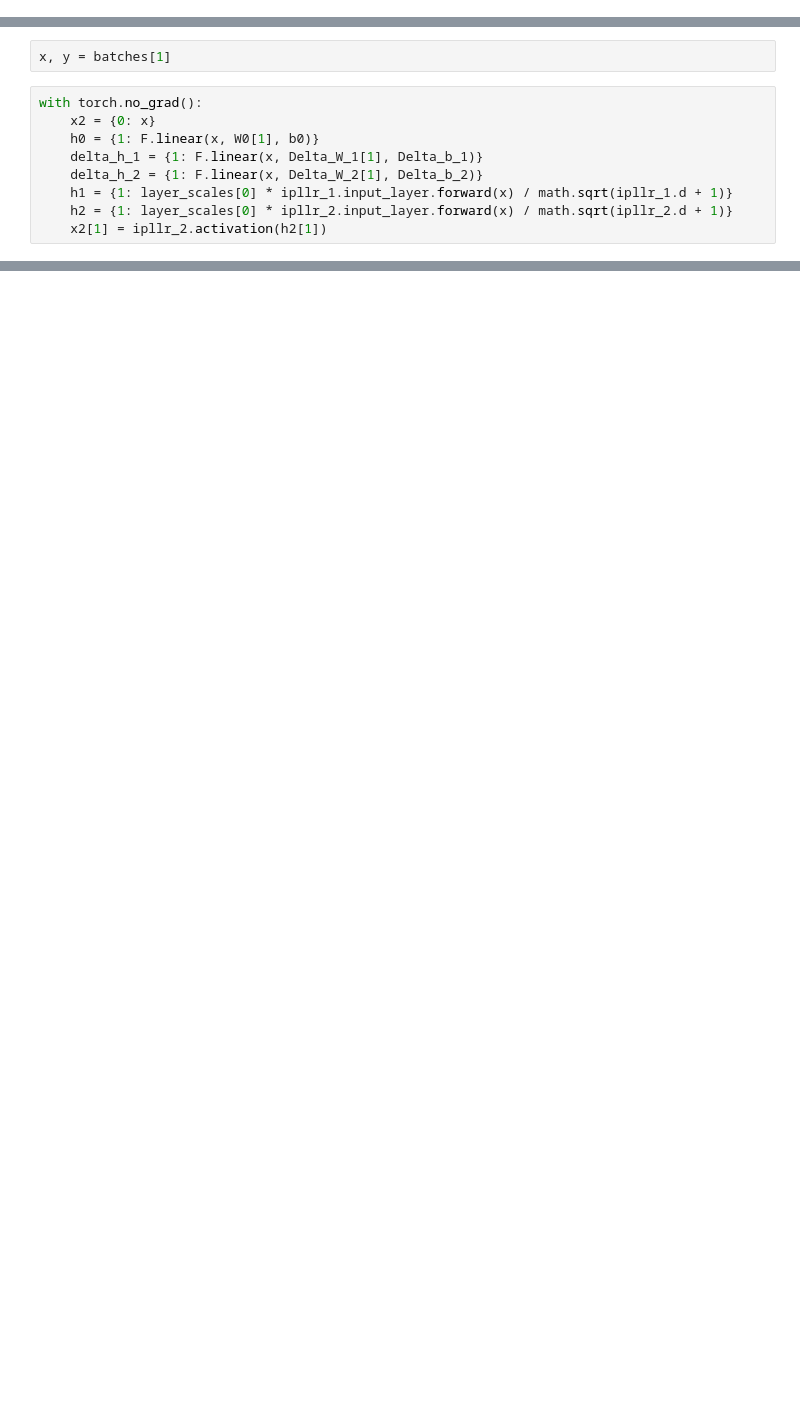
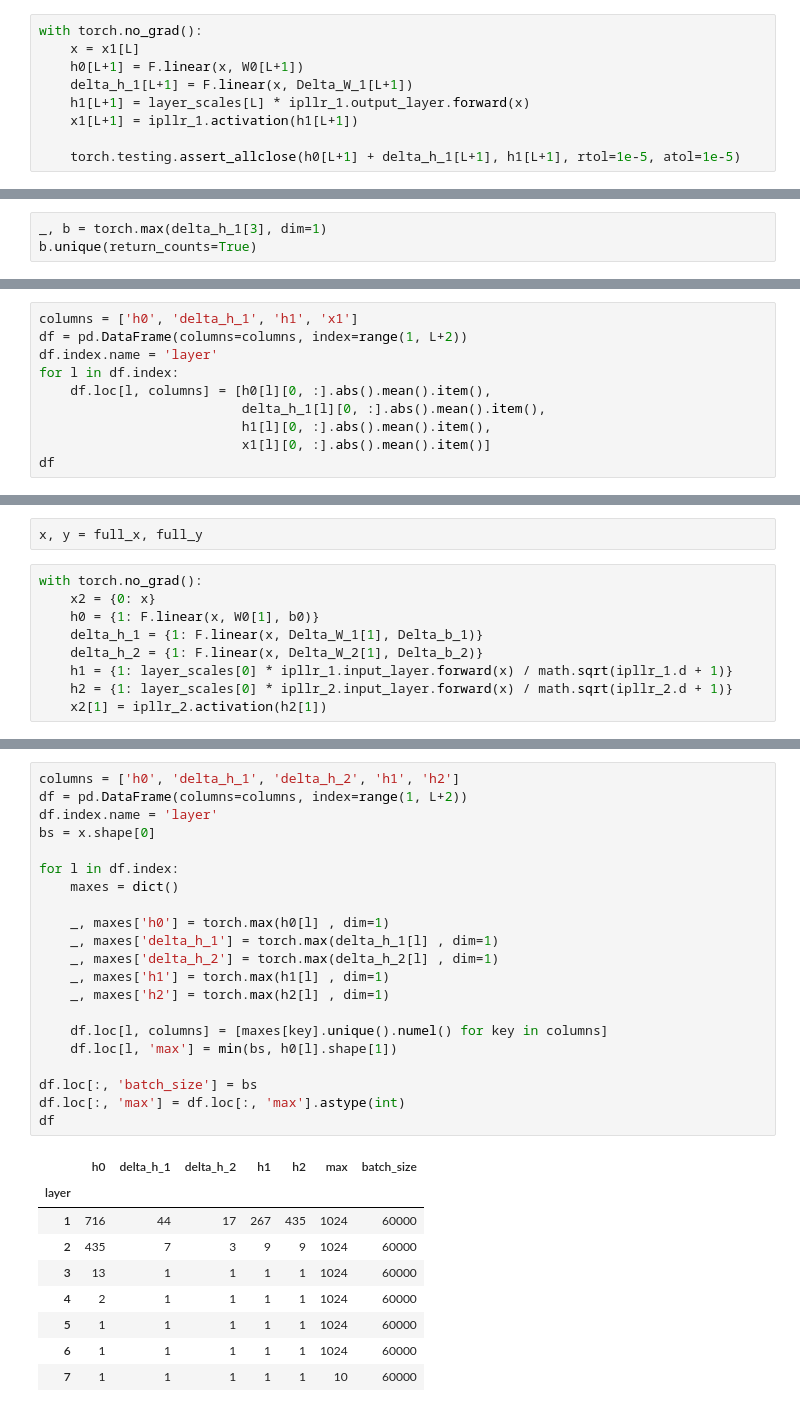
Before and after one commit to karl-hajjar/wide-networks, a Jupyter notebook: pytorch/notebooks/abc_parameterizations/debug-ipllr/mnist-deep-dive-forward-backward-ipllr.ipynb, the cells around one changed output, grey strips where cells are left out. Drawn from its saved outputs; the diff is of its cells as text; blank space fills up the shorter version.

```diff
--- a/pytorch/notebooks/abc_parameterizations/debug-ipllr/mnist-deep-dive-forward-backward-ipllr.ipynb
+++ b/pytorch/notebooks/abc_parameterizations/debug-ipllr/mnist-deep-dive-forward-backward-ipllr.ipynb
@@ -172,0 +320,9 @@ with torch.no_grad():
+# %%
+with torch.no_grad():
+    x = x1[L]
+    h0[L+1] = F.linear(x, W0[L+1])
+    delta_h_1[L+1] = F.linear(x, Delta_W_1[L+1])
+    h1[L+1] = layer_scales[L] * ipllr_1.output_layer.forward(x)
+    x1[L+1] = ipllr_1.activation(h1[L+1])
+
+    torch.testing.assert_allclose(h0[L+1] + delta_h_1[L+1], h1[L+1], rtol=1e-5, atol=1e-5)
@@ -172,0 +424,3 @@ with torch.no_grad():
+# %%
+_, b = torch.max(delta_h_1[3], dim=1)
+b.unique(return_counts=True)
@@ -172,0 +489,10 @@ with torch.no_grad():
+# %%
+columns = ['h0', 'delta_h_1', 'h1', 'x1']
+df = pd.DataFrame(columns=columns, index=range(1, L+2))
+df.index.name = 'layer'
+for l in df.index:
+    df.loc[l, columns] = [h0[l][0, :].abs().mean().item(),
+                          delta_h_1[l][0, :].abs().mean().item(),
+                          h1[l][0, :].abs().mean().item(),
+                          x1[l][0, :].abs().mean().item()]
+df
@@ -175,7 +511,7 @@ with torch.no_grad():
 # %% [markdown]
 ### On examples from the second batch
 # %%
-x, y = batches[1]
+x, y = full_x, full_y
 # %%
 with torch.no_grad():
     x2 = {0: x}
@@ -192,0 +558,31 @@ prod_1 = delta_h_1[1] * delta_h_2[1]
+# %%
+columns = ['h0', 'delta_h_1', 'delta_h_2', 'h1', 'h2']
+df = pd.DataFrame(columns=columns, index=range(1, L+2))
+df.index.name = 'layer'
+bs = x.shape[0]
+
+for l in df.index:
+    maxes = dict()
+
+    _, maxes['h0'] = torch.max(h0[l] , dim=1)
+    _, maxes['delta_h_1'] = torch.max(delta_h_1[l] , dim=1)
+    _, maxes['delta_h_2'] = torch.max(delta_h_2[l] , dim=1)
+    _, maxes['h1'] = torch.max(h1[l] , dim=1)
+    _, maxes['h2'] = torch.max(h2[l] , dim=1)
+
+    df.loc[l, columns] = [maxes[key].unique().numel() for key in columns]
+    df.loc[l, 'max'] = min(bs, h0[l].shape[1])
+
+df.loc[:, 'batch_size'] = bs
+df.loc[:, 'max'] = df.loc[:, 'max'].astype(int)
+df
+# %% [output]
+|  | h0 | delta_h_1 | delta_h_2 | h1 | h2 | max | batch_size |
+| layer |  |  |  |  |  |  |  |
+| 1 | 716 | 44 | 17 | 267 | 435 | 1024 | 60000 |
+| 2 | 435 | 7 | 3 | 9 | 9 | 1024 | 60000 |
+| 3 | 13 | 1 | 1 | 1 | 1 | 1024 | 60000 |
+| 4 | 2 | 1 | 1 | 1 | 1 | 1024 | 60000 |
+| 5 | 1 | 1 | 1 | 1 | 1 | 1024 | 60000 |
+| 6 | 1 | 1 | 1 | 1 | 1 | 1024 | 60000 |
+| 7 | 1 | 1 | 1 | 1 | 1 | 10 | 60000 |
```
Also changed, not shown: parts of 110 cells of this notebook, 9 other files.
